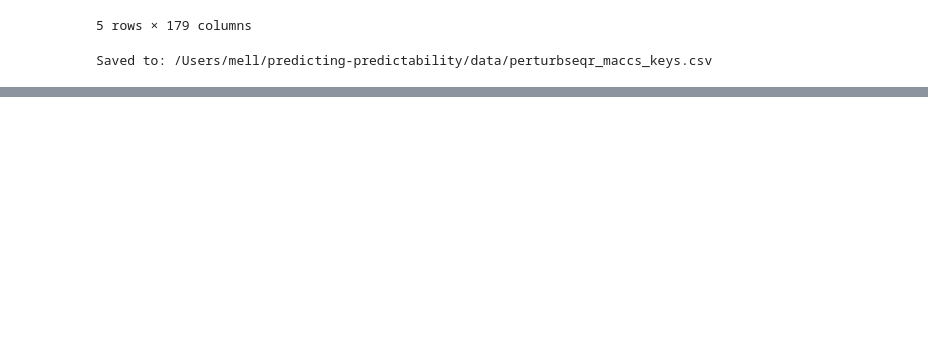
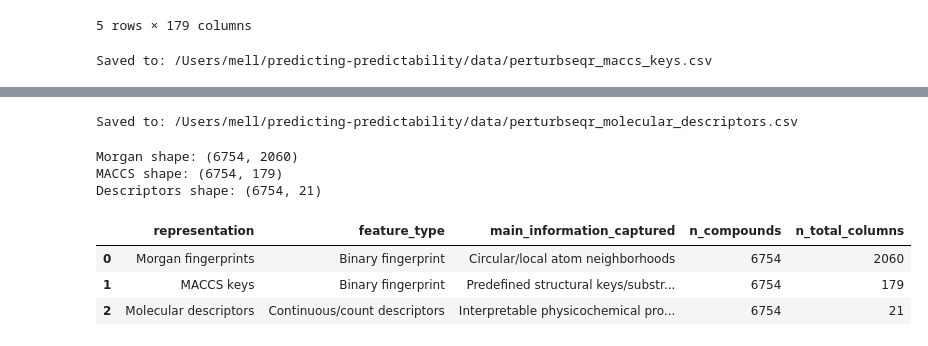
Before and after one commit to mell508-gif/predicting-predictability, a Jupyter notebook: notebooks/objective_2_rdkit_fingerprints.ipynb, the cells around one changed output, grey strips where cells are left out. Cells and saved outputs as stored; diff of their text form; code cells hidden in the pictures; blank space fills up the shorter version.

Commit message:
Add representation comparison summary

```diff
--- a/notebooks/objective_2_rdkit_fingerprints.ipynb
+++ b/notebooks/objective_2_rdkit_fingerprints.ipynb
@@ -313,0 +375,8 @@ Saved to: /Users/mell/predicting-predictability/data/perturbseqr_maccs_keys.csv
+# %%
+output_path = Path.home() / "predicting-predictability" / "data" / "perturbseqr_molecular_descriptors.csv"
+
+perturbseqr_descriptors_df.to_csv(output_path, index=False)
+
+print("Saved to:", output_path)
+# %% [output]
+Saved to: /Users/mell/predicting-predictability/data/perturbseqr_molecular_descriptors.csv
@@ -313,0 +387,36 @@ Saved to: /Users/mell/predicting-predictability/data/perturbseqr_maccs_keys.csv
+# %%
+from pathlib import Path
+import pandas as pd
+
+data_dir = Path.home() / "predicting-predictability" / "data"
+
+morgan_df = pd.read_csv(data_dir / "perturbseqr_morgan_fingerprints.csv")
+maccs_df = pd.read_csv(data_dir / "perturbseqr_maccs_keys.csv")
+desc_df = pd.read_csv(data_dir / "perturbseqr_molecular_descriptors.csv")
+
+print("Morgan shape:", morgan_df.shape)
+print("MACCS shape:", maccs_df.shape)
+print("Descriptors shape:", desc_df.shape)
+# %% [output]
+Morgan shape: (6754, 2060)
+MACCS shape: (6754, 179)
+Descriptors shape: (6754, 21)
+# %%
+comparison_summary = pd.DataFrame({
+    "representation": ["Morgan fingerprints", "MACCS keys", "Molecular descriptors"],
+    "feature_type": ["Binary fingerprint", "Binary fingerprint", "Continuous/count descriptors"],
+    "main_information_captured": [
+        "Circular/local atom neighborhoods",
+        "Predefined structural keys/substructures",
+        "Interpretable physicochemical properties"
+    ],
+    "n_compounds": [morgan_df.shape[0], maccs_df.shape[0], desc_df.shape[0]],
+    "n_total_columns": [morgan_df.shape[1], maccs_df.shape[1], desc_df.shape[1]]
+})
+
+comparison_summary
+# %% [output]
+|  | representation | feature_type | main_information_captured | n_compounds | n_total_columns |
+| 0 | Morgan fingerprints | Binary fingerprint | Circular/local atom neighborhoods | 6754 | 2060 |
+| 1 | MACCS keys | Binary fingerprint | Predefined structural keys/substr... | 6754 | 179 |
+| 2 | Molecular descriptors | Continuous/count descriptors | Interpretable physicochemical pro... | 6754 | 21 |
```
Also changed, not shown: parts of 6 cells of this notebook, 1 other file.
